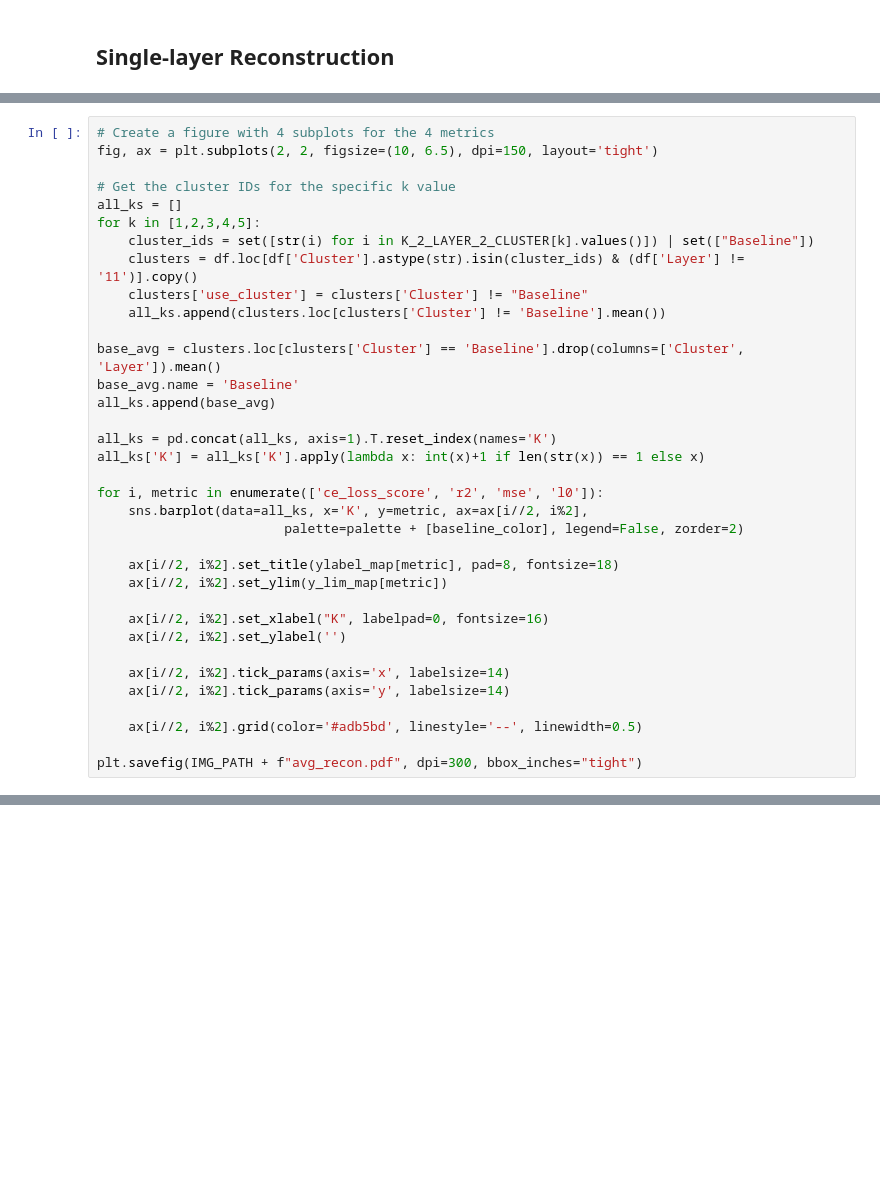
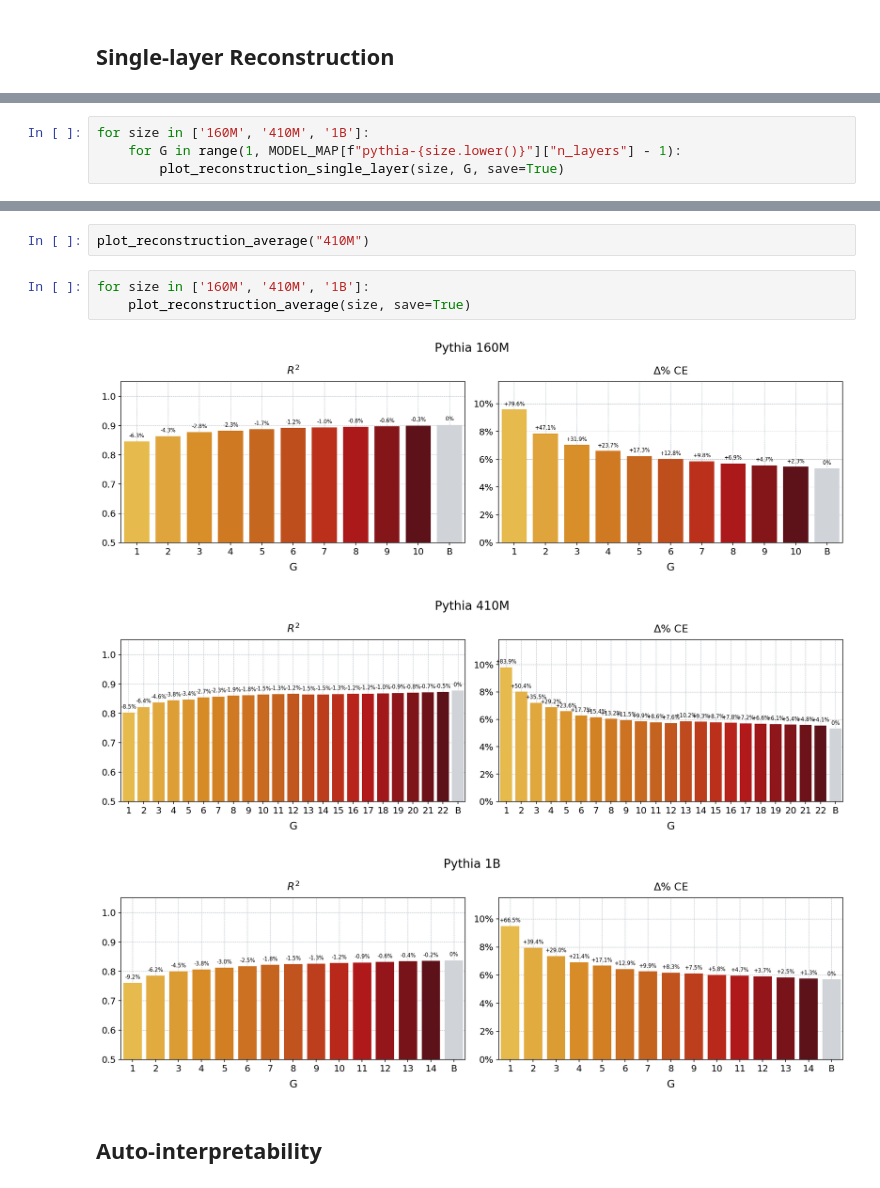
Before and after one commit to ghidav/group-sae, a Jupyter notebook: recon/analysis.ipynb, the cells around one changed output, grey strips where cells are left out. Drawn from its saved outputs; the diff is of its cells as text; blank space fills up the shorter version.

```diff
--- a/recon/analysis.ipynb
+++ b/recon/analysis.ipynb
@@ -433,35 +521,0 @@ def plot_reconstruction_single_G(eval_df, G):
-# %%
-# Create a figure with 4 subplots for the 4 metrics
-fig, ax = plt.subplots(2, 2, figsize=(10, 6.5), dpi=150, layout='tight')
-
-# Get the cluster IDs for the specific k value
-all_ks = []
-for k in [1,2,3,4,5]:
-    cluster_ids = set([str(i) for i in K_2_LAYER_2_CLUSTER[k].values()]) | set(["Baseline"])
-    clusters = df.loc[df['Cluster'].astype(str).isin(cluster_ids) & (df['Layer'] != '11')].copy()
-    clusters['use_cluster'] = clusters['Cluster'] != "Baseline"
-    all_ks.append(clusters.loc[clusters['Cluster'] != 'Baseline'].mean())
-
-base_avg = clusters.loc[clusters['Cluster'] == 'Baseline'].drop(columns=['Cluster', 'Layer']).mean()
-base_avg.name = 'Baseline'
-all_ks.append(base_avg)
-
-all_ks = pd.concat(all_ks, axis=1).T.reset_index(names='K')
-all_ks['K'] = all_ks['K'].apply(lambda x: int(x)+1 if len(str(x)) == 1 else x)
-
-for i, metric in enumerate(['ce_loss_score', 'r2', 'mse', 'l0']):
-    sns.barplot(data=all_ks, x='K', y=metric, ax=ax[i//2, i%2],
-                        palette=palette + [baseline_color], legend=False, zorder=2)
-
-    ax[i//2, i%2].set_title(ylabel_map[metric], pad=8, fontsize=18)
-    ax[i//2, i%2].set_ylim(y_lim_map[metric])
-
-    ax[i//2, i%2].set_xlabel("K", labelpad=0, fontsize=16)
-    ax[i//2, i%2].set_ylabel('')
-
-    ax[i//2, i%2].tick_params(axis='x', labelsize=14)
-    ax[i//2, i%2].tick_params(axis='y', labelsize=14)
-
-    ax[i//2, i%2].grid(color='#adb5bd', linestyle='--', linewidth=0.5)
-
-plt.savefig(IMG_PATH + f"avg_recon.pdf", dpi=300, bbox_inches="tight")
@@ -467,0 +526,4 @@ plt.savefig(IMG_PATH + f"avg_recon.pdf", dpi=300, bbox_inches="tight")
+# %%
+for size in ['160M', '410M', '1B']:
+    for G in range(1, MODEL_MAP[f"pythia-{size.lower()}"]["n_layers"] - 1):
+        plot_reconstruction_single_layer(size, G, save=True)
@@ -467,0 +600,11 @@ plt.savefig(IMG_PATH + f"avg_recon.pdf", dpi=300, bbox_inches="tight")
+# %%
+plot_reconstruction_average("410M")
+# %%
+for size in ['160M', '410M', '1B']:
+    plot_reconstruction_average(size, save=True)
+# %% [output]
+[figure, added]
+[figure, added]
+[figure, added]
+# %% [markdown]
+## Auto-interpretability
```
Also changed, not shown: parts of 13 cells of this notebook, 1 other file.
